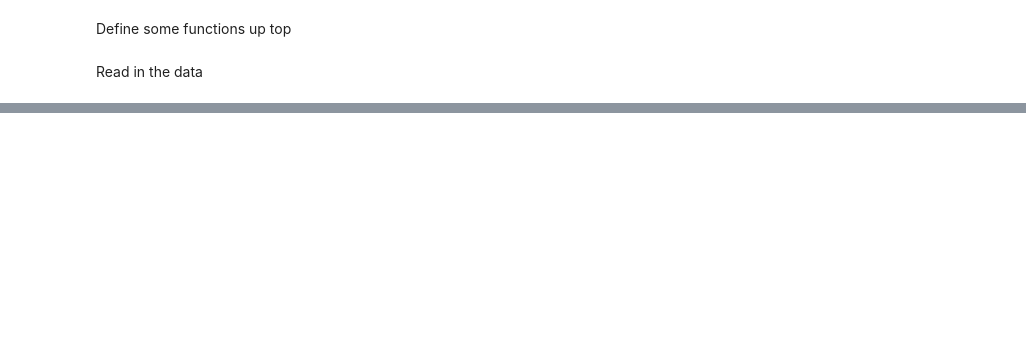
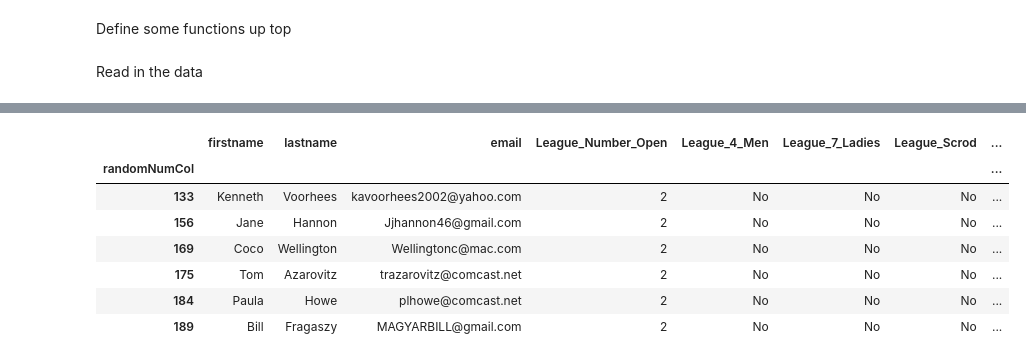
Before and after one commit to longnecker/leagues, a Jupyter notebook: sortRegistrations_byPeople.ipynb, the cells around one changed output, grey strips where cells are left out. Cells and saved outputs as stored; diff of their text form; code cells hidden in the pictures; blank space fills up the shorter version.

```diff
--- a/sortRegistrations_byPeople.ipynb
+++ b/sortRegistrations_byPeople.ipynb
@@ -304 +330,12 @@ len(outcome)
+# %%
+outcome
+# %% [output]
+|  | firstname | lastname | email | League_Number_Open | League_4_Men | League_7_Ladies | League_Scrod | ... |
+| randomNumCol |  |  |  |  |  |  |  | ... |
+| 133 | Kenneth | Voorhees | kavoorhees2002@yahoo.com | 2 | No | No | No | ... |
+| 156 | Jane | Hannon | Jjhannon46@gmail.com | 2 | No | No | No | ... |
+| 169 | Coco | Wellington | Wellingtonc@mac.com | 2 | No | No | No | ... |
+| 175 | Tom | Azarovitz | trazarovitz@comcast.net | 2 | No | No | No | ... |
+| 184 | Paula | Howe | plhowe@comcast.net | 2 | No | No | No | ... |
+| 189 | Bill | Fragaszy | MAGYARBILL@gmail.com | 2 | No | No | No | ... |
 # %%
```
Also changed, not shown: parts of 21 cells of this notebook.
